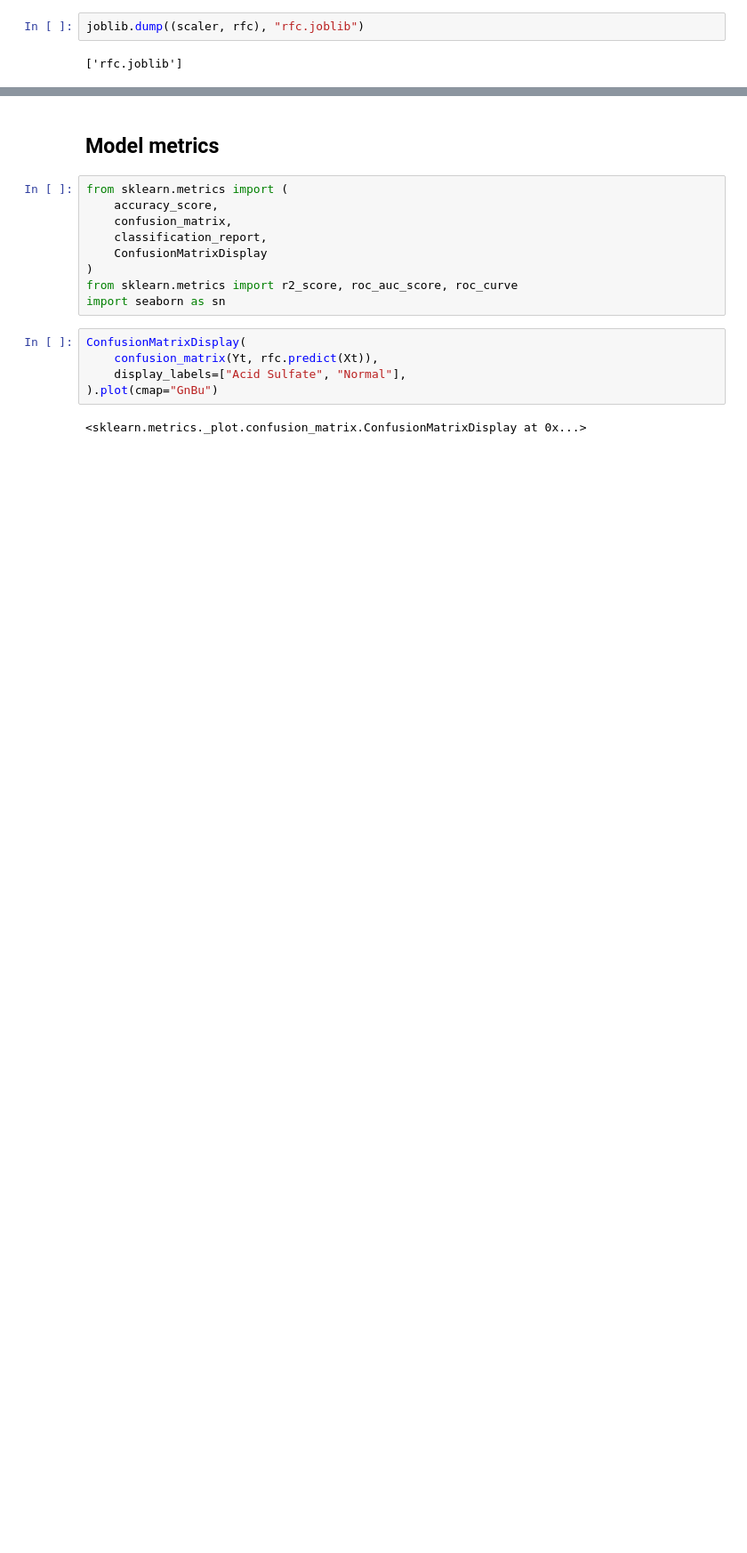
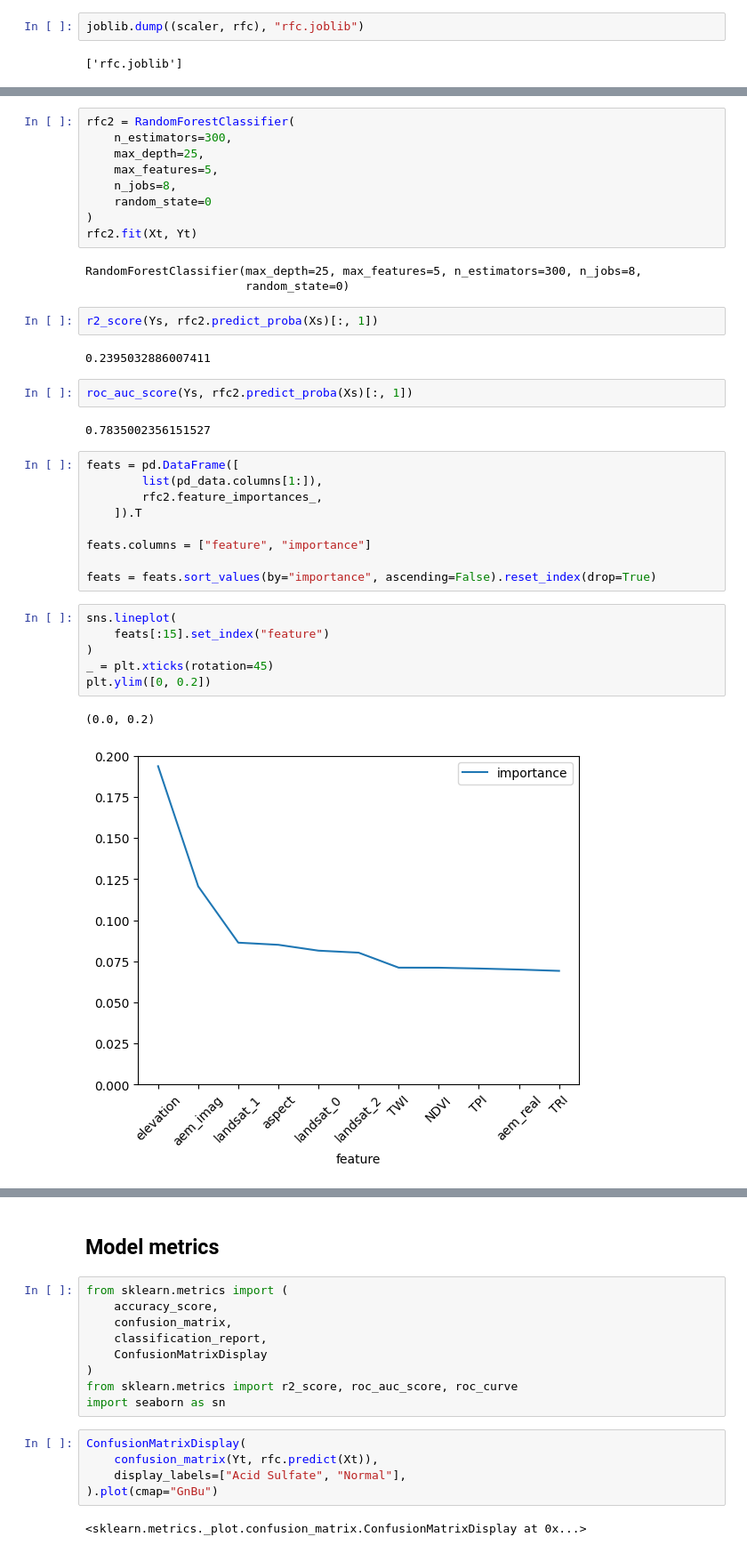
Before and after one commit to akusok/hasuriski_maps, a Jupyter notebook: notebooks/spark-load-train-predict.ipynb, the cells around one changed output, grey strips where cells are left out. Shown at 89% size. Drawn from its saved outputs; the diff is of its cells as text; blank space fills up the shorter version.

Commit message:
Updated random forest

```diff
--- a/notebooks/spark-load-train-predict.ipynb
+++ b/notebooks/spark-load-train-predict.ipynb
@@ -286,0 +353,38 @@ joblib.dump((scaler, rfc), "rfc.joblib")
+# %%
+rfc2 = RandomForestClassifier(
+    n_estimators=300,
+    max_depth=25,
+    max_features=5,
+    n_jobs=8,
+    random_state=0
+)
+rfc2.fit(Xt, Yt)
+# %% [output]
+RandomForestClassifier(max_depth=25, max_features=5, n_estimators=300, n_jobs=8,
+                       random_state=0)
+# %%
+r2_score(Ys, rfc2.predict_proba(Xs)[:, 1])
+# %% [output]
+0.2395032886007411
+# %%
+roc_auc_score(Ys, rfc2.predict_proba(Xs)[:, 1])
+# %% [output]
+0.7835002356151527
+# %%
+feats = pd.DataFrame([
+        list(pd_data.columns[1:]),
+        rfc2.feature_importances_,
+    ]).T
+
+feats.columns = ["feature", "importance"]
+
+feats = feats.sort_values(by="importance", ascending=False).reset_index(drop=True)
+# %%
+sns.lineplot(
+    feats[:15].set_index("feature")
+)
+_ = plt.xticks(rotation=45)
+plt.ylim([0, 0.2])
+# %% [output]
+(0.0, 0.2)
+[figure, added]
```
Also changed, not shown: parts of 33 cells of this notebook, 2 other files.
